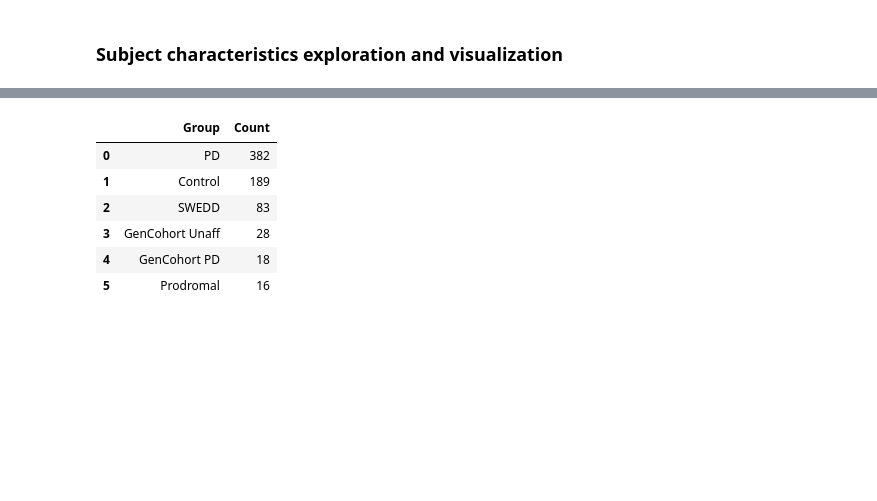
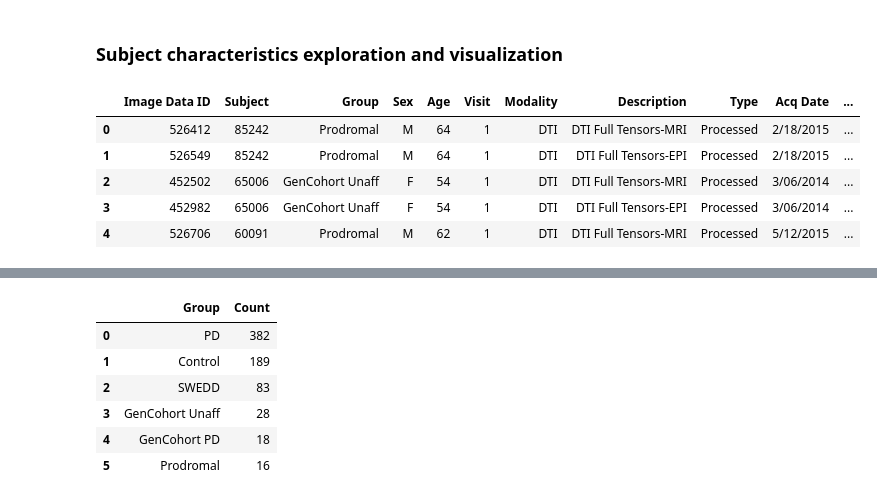
Before and after one commit to banctilrobitaille/PPMI-data-exploration, a Jupyter notebook: PPMI Data Exploration.ipynb, the cells around one changed output, grey strips where cells are left out. Saved outputs shown, nothing was run; the diff lists cells and outputs as text; code cells hidden in the pictures; blank space fills up the shorter version.

```diff
--- a/PPMI Data Exploration.ipynb
+++ b/PPMI Data Exploration.ipynb
@@ -19,3 +20,12 @@ CSV_SEPARATOR = ";"
 <h3>Subject characteristics exploration and visualization</h3>
 # %%
 image_collection_charac_df = pd.read_csv(os.path.join(DATA_PATH, IMAGE_COLLECTION_CHARAC_FOLDER, IMAGE_COLLECTION_CHARAC_FILE), sep=CSV_SEPARATOR)
+# %%
+image_collection_charac_df.head()
+# %% [output]
+|  | Image Data ID | Subject | Group | Sex | Age | Visit | Modality | Description | Type | Acq Date | ... |
+| 0 | 526412 | 85242 | Prodromal | M | 64 | 1 | DTI | DTI Full Tensors-MRI | Processed | 2/18/2015 | ... |
+| 1 | 526549 | 85242 | Prodromal | M | 64 | 1 | DTI | DTI Full Tensors-EPI | Processed | 2/18/2015 | ... |
+| 2 | 452502 | 65006 | GenCohort Unaff | F | 54 | 1 | DTI | DTI Full Tensors-MRI | Processed | 3/06/2014 | ... |
+| 3 | 452982 | 65006 | GenCohort Unaff | F | 54 | 1 | DTI | DTI Full Tensors-EPI | Processed | 3/06/2014 | ... |
+| 4 | 526706 | 60091 | Prodromal | M | 62 | 1 | DTI | DTI Full Tensors-MRI | Processed | 5/12/2015 | ... |
```
Also changed, not shown: parts of 8 cells of this notebook.
